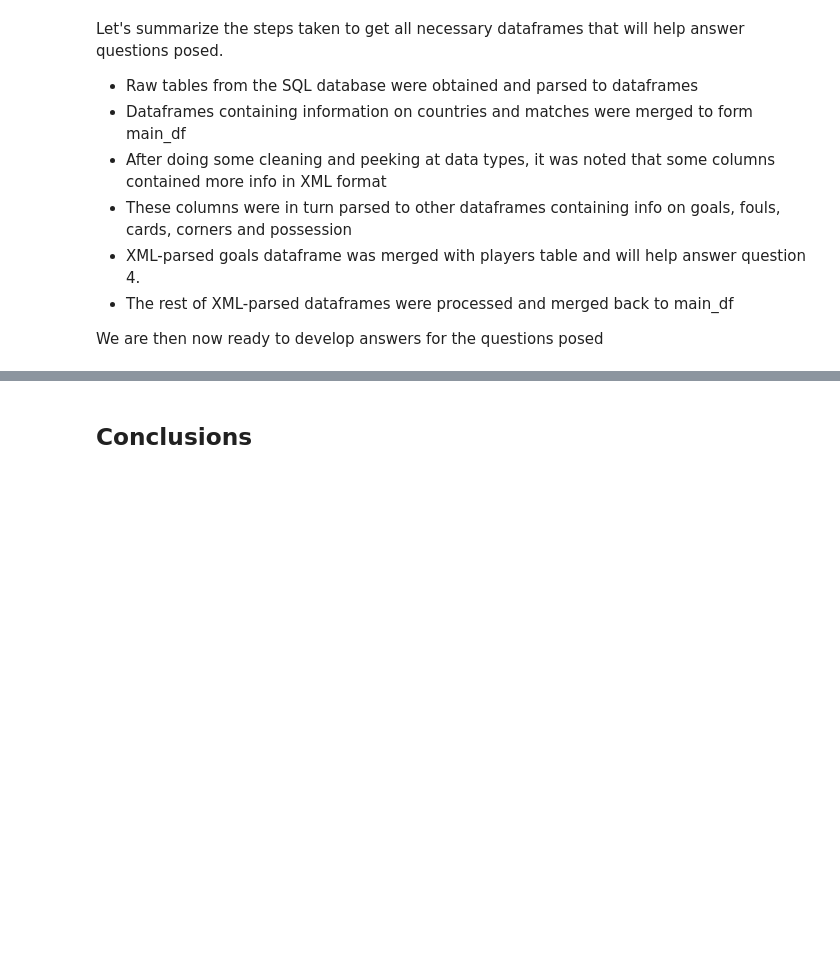
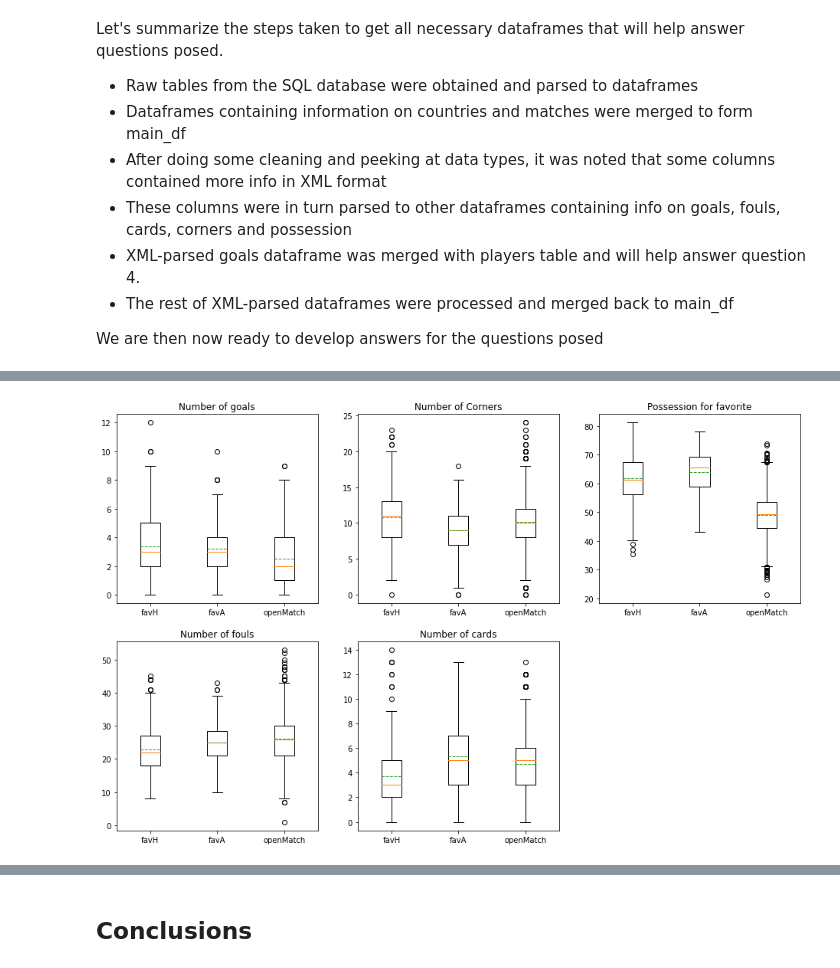
Before and after one commit to aleromar/DescriptiveFootieOdds, a Jupyter notebook: reportARM.ipynb, the cells around one changed output, grey strips where cells are left out. Drawn from its saved outputs; the diff is of its cells as text; code cells hidden in the pictures; blank space fills up the shorter version.

```diff
--- a/reportARM.ipynb
+++ b/reportARM.ipynb
@@ -363,0 +381,10 @@ We are then now ready to develop answers for the questions posed
+# %%
+FavOdds = 1/0.75
+OpenOdds = 1/0.45
+favH = main_df.query('B365H <= @FavOdds')
+favA = main_df.query('B365A <= @FavOdds')
+openmatch = main_df.query('(B365H >= @OpenOdds & B365D >= @OpenOdds & B365A >= @OpenOdds) ')
+
+print (favH.mean()[4:])
+print (favA.mean()[4:])
+print (openmatch.mean()[4:])
@@ -363,0 +413,19 @@ We are then now ready to develop answers for the questions posed
+# %%
+plt.figure(figsize=(16,10));
+plt.subplot(2,3,1)
+plt.boxplot([favH['HT_goal']+favH['AT_goal'], favA['HT_goal']+favA['AT_goal'], openmatch['HT_goal']+openmatch['AT_goal']], labels= ['favH','favA','openMatch'], meanline=True,showmeans=True);
+plt.title('Number of goals');
+plt.subplot(2,3,2)
+plt.boxplot([favH['numCorners'], favA['numCorners'], openmatch['numCorners']], labels= ['favH','favA','openMatch'], meanline=True,showmeans=True);
+plt.title('Number of Corners');
+plt.subplot(2,3,3)
+plt.boxplot([favH['homepos'], favA['awaypos'], openmatch['homepos']], labels= ['favH','favA','openMatch'], meanline=True,showmeans=True);
+plt.title('Possession for favorite');
+plt.subplot(2,3,4)
+plt.boxplot([favH['numFouls'], favA['numFouls'], openmatch['numFouls']], labels= ['favH','favA','openMatch'], meanline=True,showmeans=True);
+plt.title('Number of fouls');
+plt.subplot(2,3,5)
+plt.boxplot([favH['y']+favH['y2']+favH['r'], favA['y']+favA['y2']+favA['r'], openmatch['y']+openmatch['y2']+openmatch['r']], labels= ['favH','favA','openMatch'], meanline=True,showmeans=True);
+plt.title('Number of cards');
+# %% [output]
+[figure, added]
```
Also changed, not shown: parts of 21 cells of this notebook.
